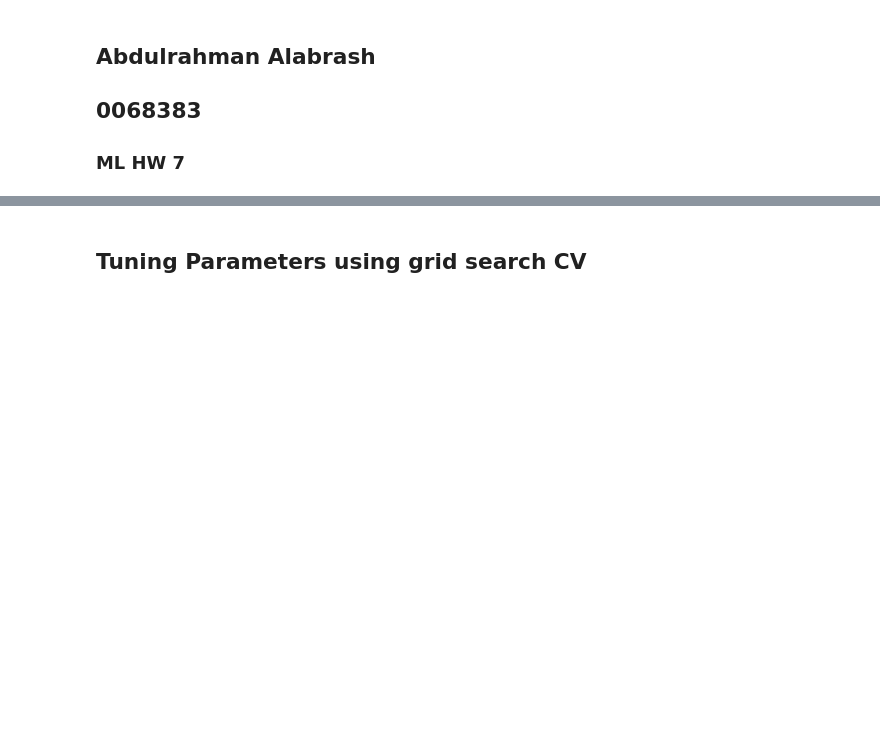
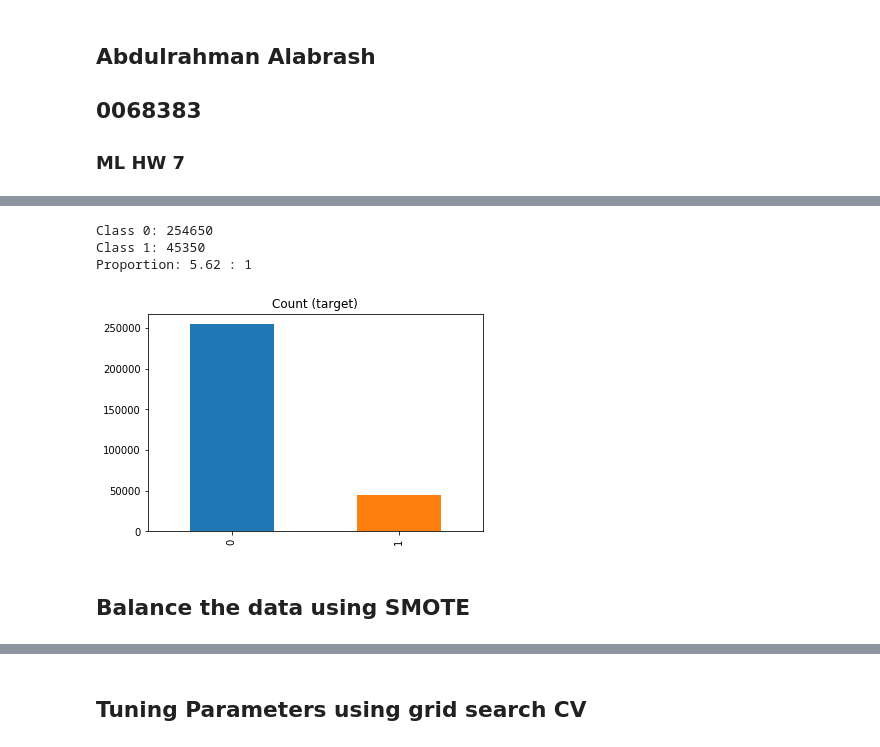
Before and after one commit to alabrashJr/ML_Project, a Jupyter notebook: Final Project.ipynb, the cells around one changed output, grey strips where cells are left out. Drawn from its saved outputs; the diff is of its cells as text; code cells hidden in the pictures; blank space fills up the shorter version.

```diff
--- a/Final Project.ipynb
+++ b/Final Project.ipynb
@@ -369,0 +28,8 @@ Cross-Validation Score : 94.505%
+# %%
+oran=1
+X = pd.read_csv("/Users/abdulrhmanalabrash/Desktop/hw07/training_data.csv",header=0)
+X = X[0 : int(len(X) *oran)]
+# taking the training data input
+Y=pd.read_csv("/Users/abdulrhmanalabrash/Desktop/hw07/training_labels.csv",header=None)
+Y=Y[0 : int(len(Y) * oran)]# This is output of our training data
+test_X= pd.read_csv("/Users/abdulrhmanalabrash/Desktop/hw07/test_data.csv",header=0)
@@ -369,0 +38,10 @@ Cross-Validation Score : 94.505%
+# %%
+%%time
+from sklearn.feature_selection import SelectFwe, chi2
+selector = SelectFwe(chi2, alpha=0.01)
+selector.fit(X, Y)
+mask = selector.get_support(True)
+mask_cols = list(X.iloc[:, mask].columns)
+X=X[mask_cols]
+test_X=test_X[mask_cols]
+X_train, X_val, y_train, y_val = train_test_split(X, Y, test_size=0.3)
@@ -369,0 +53,15 @@ Cross-Validation Score : 94.505%
+# %%
+Y.columns=['target']
+target_count = Y.target.value_counts()
+print('Class 0:', target_count[0])
+print('Class 1:', target_count[1])
+print('Proportion:', round(target_count[0] / target_count[1], 2), ': 1')
+
+target_count.plot(kind='bar', title='Count (target)');
+# %% [output]
+Class 0: 254650
+Class 1: 45350
+Proportion: 5.62 : 1
+[figure, added]
+# %% [markdown]
+<h2>Balance the data using SMOTE </h2>
```
Also changed, not shown: parts of 100 cells of this notebook.
